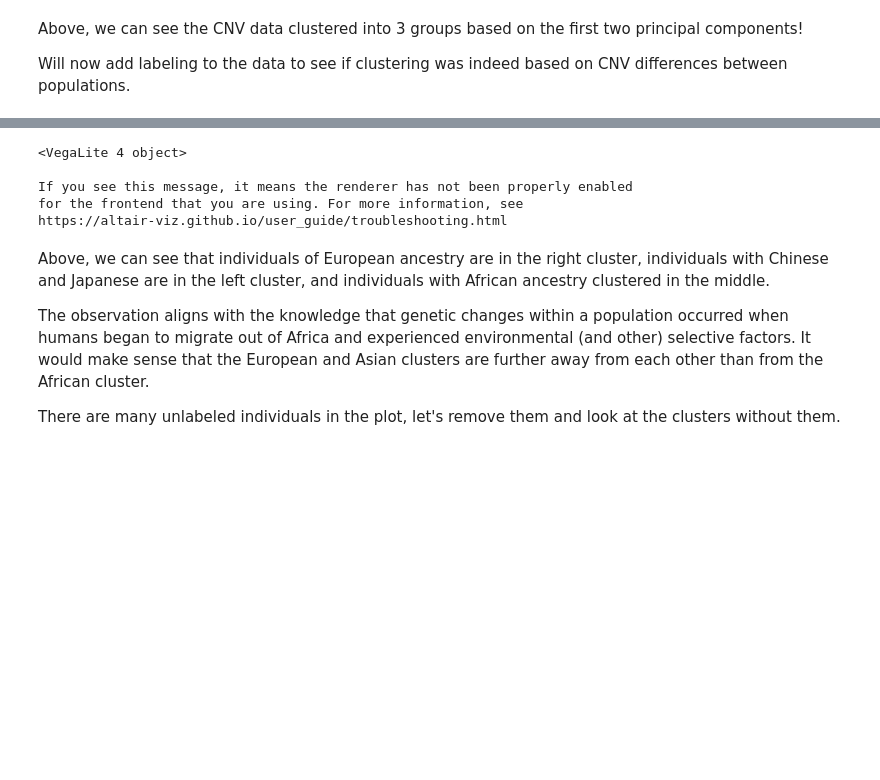
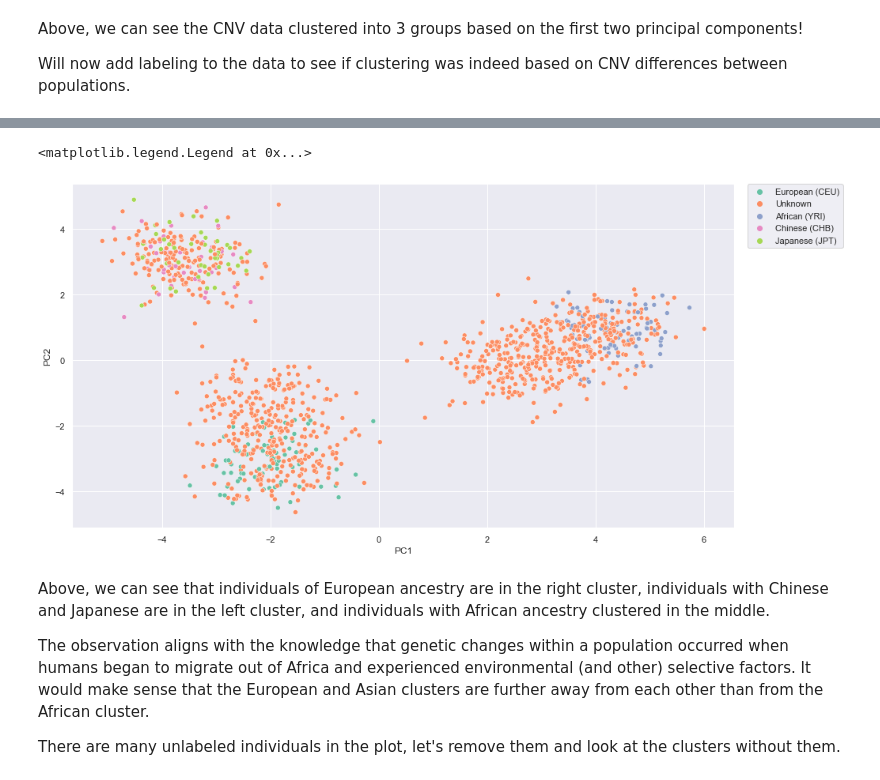
Before and after one commit to flemm0/TRGN514, a Jupyter notebook: Week7/genotype_pca.ipynb, the cells around one changed output, grey strips where cells are left out. Cells and saved outputs as stored; diff of their text form; code cells hidden in the pictures; blank space fills up the shorter version.

Commit message:
using seaborn instead of altair

```diff
--- a/Week7/genotype_pca.ipynb
+++ b/Week7/genotype_pca.ipynb
@@ -139,17 +139,18 @@ label_plot_df.head() # looks correct
 | NA06993 | European (CEU) | NA06993 | -2.796366 | -3.857091 |
-# %%
-alt.renderers.enable('mimetype')
-alt.Chart(label_plot_df).mark_point().encode(
-    x = 'PC1',
-    y = 'PC2',
-    color = 'Population_code'
-)
-# %% [output]
-<VegaLite 4 object>
-
-If you see this message, it means the renderer has not been properly enabled
-for the frontend that you are using. For more information, see
-https://altair-viz.github.io/user_guide/troubleshooting.html
+# %%
+sns.scatterplot(
+    x = 'PC1',
+    y = 'PC2',
+    data = label_plot_df,
+    hue = 'Population_code',
+    palette = sns.color_palette('Set2', 5)
+)
+sns.set(rc = {'figure.figsize':(15,8)})
+
+plt.legend(bbox_to_anchor = (1.02, 1), loc = 'upper left', borderaxespad = 0)
+# %% [output]
+<matplotlib.legend.Legend at 0x...>
+[figure, added]
 # %% [markdown]
 Above, we can see that individuals of European ancestry are in the right cluster, individuals with Chinese and Japanese are in the left cluster, and individuals with African ancestry clustered in the middle.
 
```
Also changed, not shown: parts of 6 cells of this notebook.
